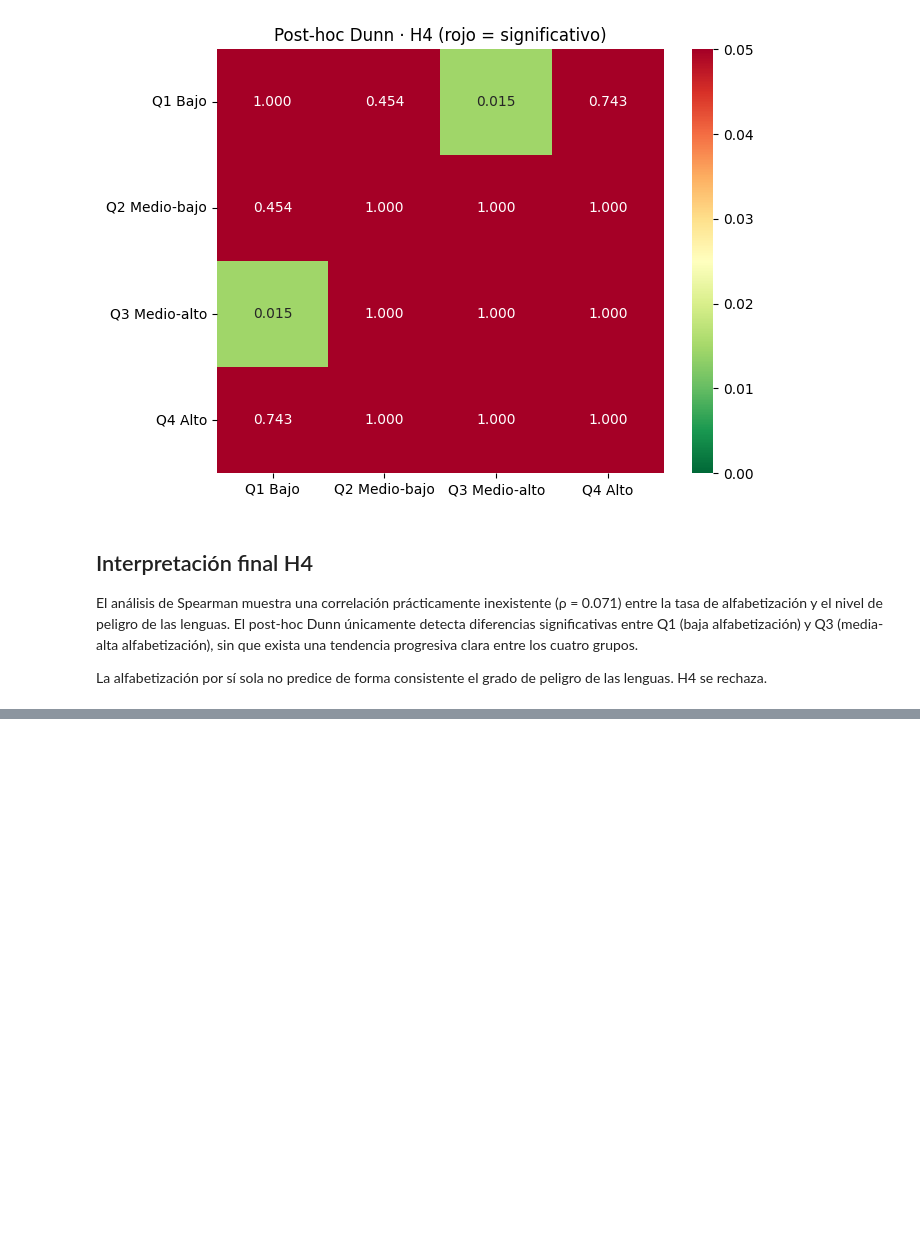
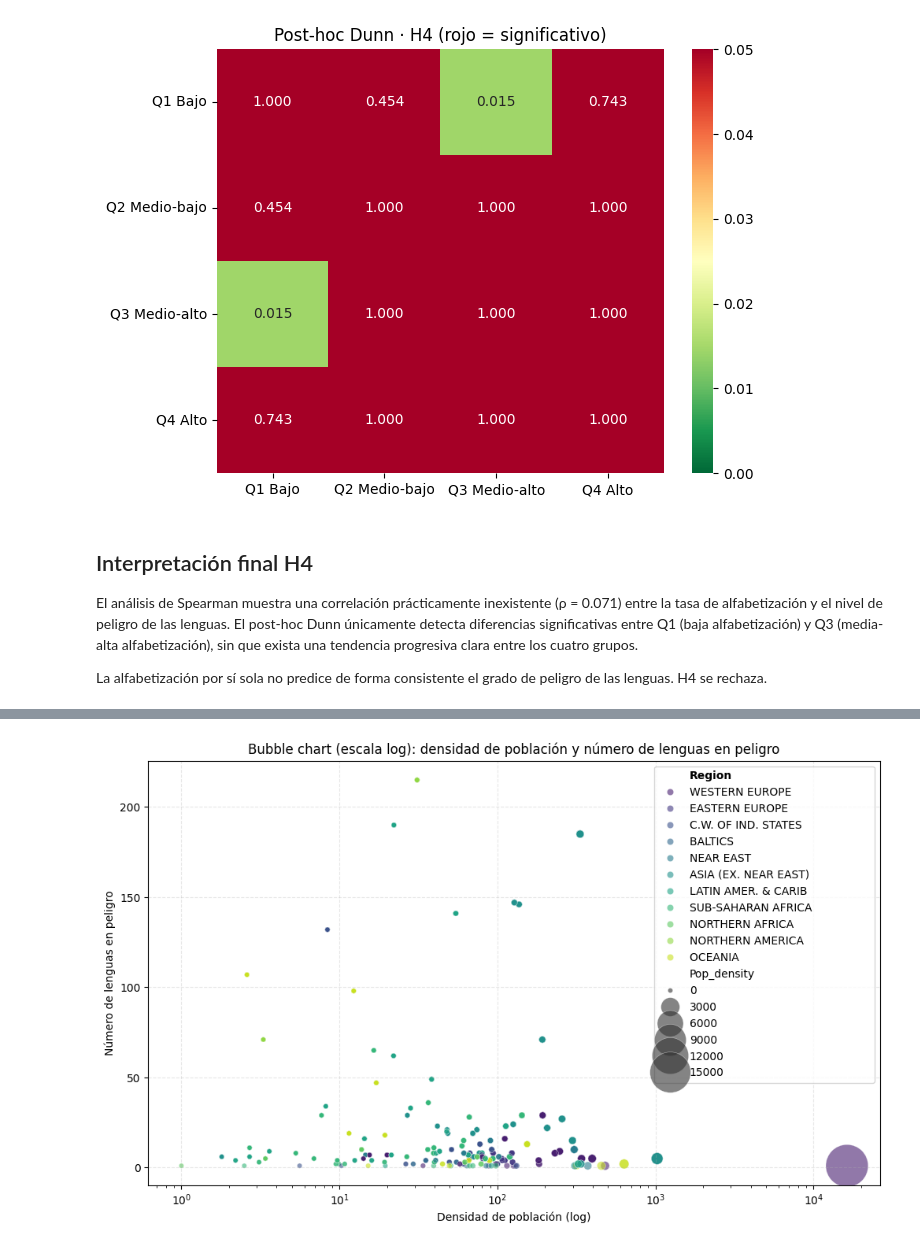
Before and after one commit to mrguezrodriguez/EDA_endangered_languages, a Jupyter notebook: main.ipynb, the cells around one changed output, grey strips where cells are left out. Saved outputs shown, nothing was run; the diff lists cells and outputs as text; code cells hidden in the pictures; blank space fills up the shorter version.

Commit message:
merge

```diff
--- a/main.ipynb
+++ b/main.ipynb
@@ -487,0 +566,3 @@ de peligro de las lenguas. H4 se rechaza.
+# %%
+df = df.dropna(subset=['Pop_density'])
+df.info()
@@ -487,0 +587,13 @@ de peligro de las lenguas. H4 se rechaza.
+# %%
+'''
+Reemplazamos los datos por la densidad de población de estos países
+Montenegro: 46.0
+Costa de Marfil 98.0
+'''
+df.loc[df['Countries_list'] == "Ivory Coast", 'Pop_density'] = 98.0
+df.loc[df['Countries_list'] == "Montenegro", 'Pop_density'] = 46.0
+# %%
+# dataset con númer de lenguas en peligro por país
+df_country_counts = df.groupby("Countries_list")["Name_English"].count().reset_index()
+df_country_counts.rename(columns={"Name_English": "num_endangered_languages"}, inplace=True)
+df_country_counts.head()
@@ -487,0 +607,3 @@ de peligro de las lenguas. H4 se rechaza.
+# %%
+df_final = df.merge(df_country_counts, on="Countries_list", how="left")
+df_final.head()
@@ -487,0 +649,30 @@ de peligro de las lenguas. H4 se rechaza.
+# %%
+plt.figure(figsize=(12,7))
+# el tamaño de las burbujas es en función de la población total y no por la densidad
+sns.scatterplot(
+    data=df_final,
+    x="Pop_density",
+    y="num_endangered_languages",
+    size="Pop_density",
+    sizes=(20, 1500),
+    hue="Region",
+    alpha=0.6,
+    palette="viridis"
+)
+
+# aplicar escala logarítmica en el eje de densidad de población para mejorar la visualización
+plt.xscale("log")
+plt.title("Bubble chart (escala log): densidad de población y número de lenguas en peligro")
+plt.xlabel("Densidad de población (log)")
+plt.ylabel("Número de lenguas en peligro")
+plt.grid(True, linestyle="--", alpha=0.3)
+legend = plt.gca().get_legend()
+legend.get_title().set_fontweight('bold')
+# Poner en negrita Region y Population dentro de la leyenda
+for text in legend.texts:
+    if "Region" in text.get_text() or "Population" in text.get_text():
+        text.set_fontweight('bold')
+plt.savefig("src/img/H5.png")
+plt.show()
+# %% [output]
+[figure, added]
```
Also changed, not shown: parts of 14 cells of this notebook, 4 other files.
